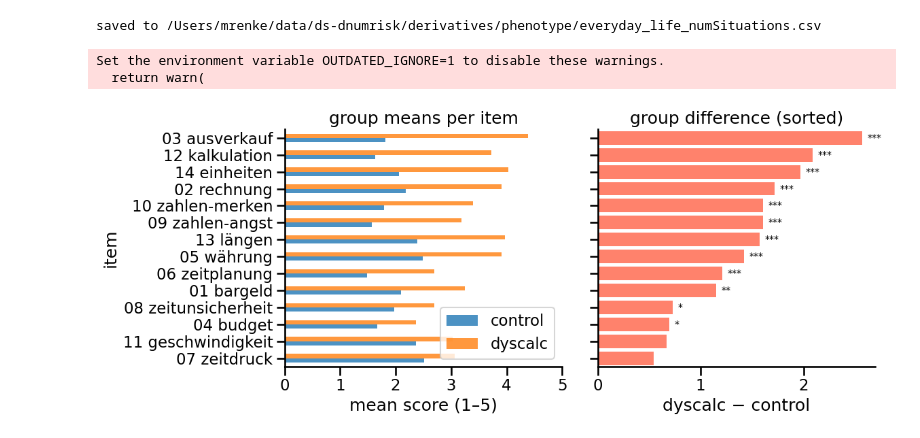
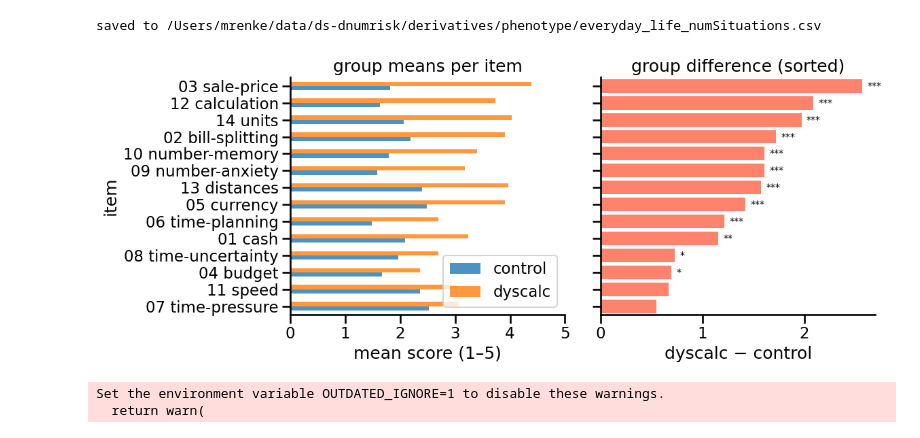
Before and after one commit to mrenke/numrisk, a Jupyter notebook: numrisk/prepare/extract_measures_everydaylife.ipynb, the cells around one changed output. Drawn from its saved outputs; the diff is of its cells as text; code cells hidden in the pictures.

```diff
--- a/numrisk/prepare/extract_measures_everydaylife.ipynb
+++ b/numrisk/prepare/extract_measures_everydaylife.ipynb
@@ -123,11 +123,11 @@ import pingouin as pg
 item_cols = [c for c in df.columns if c.startswith('item_')]
 
 short_labels = {
-    'item_01': '01 bargeld', 'item_02': '02 rechnung', 'item_03': '03 ausverkauf',
-    'item_04': '04 budget',  'item_05': '05 währung',  'item_06': '06 zeitplanung',
-    'item_07': '07 zeitdruck', 'item_08': '08 zeitunsicherheit', 'item_09': '09 zahlen-angst',
-    'item_10': '10 zahlen-merken', 'item_11': '11 geschwindigkeit', 'item_12': '12 kalkulation',
-    'item_13': '13 längen', 'item_14': '14 einheiten',
+    'item_01': '01 cash',           'item_02': '02 bill-splitting',  'item_03': '03 sale-price',
+    'item_04': '04 budget',         'item_05': '05 currency',        'item_06': '06 time-planning',
+    'item_07': '07 time-pressure',  'item_08': '08 time-uncertainty','item_09': '09 number-anxiety',
+    'item_10': '10 number-memory',  'item_11': '11 speed',           'item_12': '12 calculation',
+    'item_13': '13 distances',      'item_14': '14 units',
 }
 
 rows = []
@@ -142,33 +142,33 @@ for item in item_cols:
         'diff': g1.mean() - g0.mean(),
         'p': t['p-val'].values[0],
         'd': t['cohen-d'].values[0],
     })
 
 stats = pd.DataFrame(rows).set_index('item').sort_values('diff', ascending=True)
 
 fig, axes = plt.subplots(1, 2, figsize=(12, 5), sharey=True)
 sns.set_context('talk')
 
 # left: group means per item
 stats[['mean_control', 'mean_dyscalc']].plot.barh(
     ax=axes[0], color=[sns.color_palette()[0], sns.color_palette()[1]], alpha=0.8)
 axes[0].set(xlabel='mean score (1–5)', title='group means per item', xlim=(0, 5))
 axes[0].legend(['control', 'dyscalc'])
 
 # right: difference (dyscalc − control) with significance markers
 colors = ['tomato' if d > 0 else 'steelblue' for d in stats['diff']]
 axes[1].barh(stats.index, stats['diff'], color=colors, alpha=0.8)
 axes[1].axvline(0, color='k', lw=0.8)
 for i, (_, row) in enumerate(stats.iterrows()):
     marker = '***' if row['p'] < 0.001 else ('**' if row['p'] < 0.01 else ('*' if row['p'] < 0.05 else ''))
     if marker:
         offset = 0.05 if row['diff'] >= 0 else -0.05
         axes[1].text(row['diff'] + offset, i, marker, va='center', fontsize=10)
 axes[1].set(xlabel='dyscalc − control', title='group difference (sorted)')
 
 sns.despine()
 plt.tight_layout()
 # %% [output]
+[figure, new version]
 Set the environment variable OUTDATED_IGNORE=1 to disable these warnings.
   return warn(
-[figure, old version]
```
Also changed, not shown: parts of 3 cells of this notebook, 2 other files.
